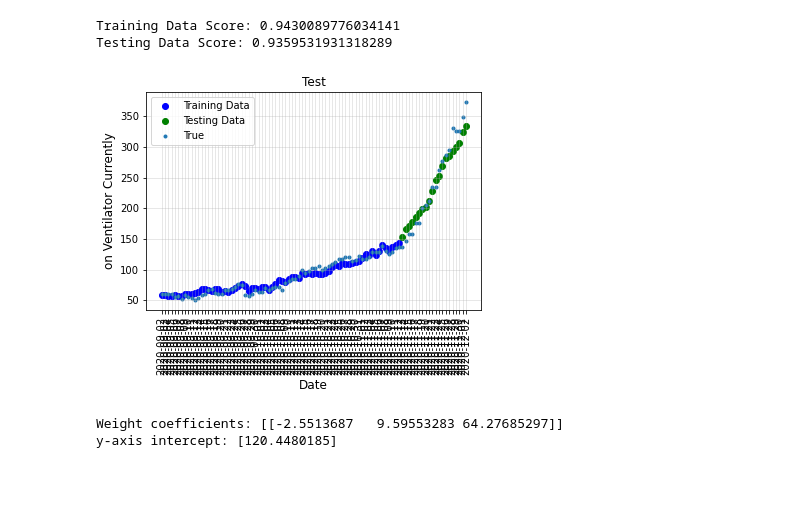
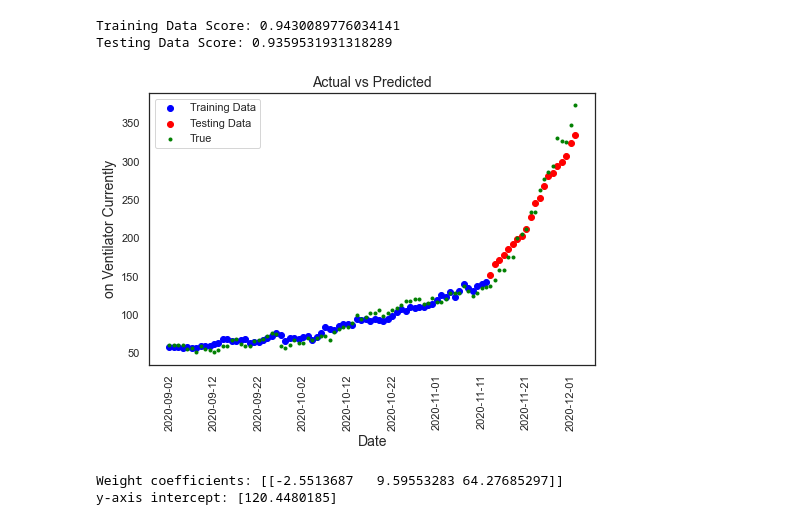
Before and after one commit to Micovs/COVID-Predictions, a Jupyter notebook: COMPLETE/Complete - Model Predict/NY Predicted.ipynb, the cells around one changed output. Drawn from its saved outputs; the diff is of its cells as text; code cells hidden in the pictures; blank space fills up the shorter version.

Commit message:
model page added to the dashboard with plots

```diff
--- a/COMPLETE/Complete - Model Predict/NY Predicted.ipynb
+++ b/COMPLETE/Complete - Model Predict/NY Predicted.ipynb
@@ -216,26 +224,27 @@ print(f"Testing Data Score: {model.score(X_test, y_test)}")
 Training Data Score: 0.9430089776034141
 Testing Data Score: 0.9359531931318289
 # %%
+sns.set(style='white')
+
 x = ny_data.index.values
 x_train = x[:-n_days]
 x_test = x[-n_days:]
 
 plt.scatter(x_train,y_pred_train, c="blue", label="Training Data")
-plt.scatter(x_test,y_pred_test, c="green", label="Testing Data")
-plt.scatter(x,y, marker=".", label="True")
+plt.scatter(x_test,y_pred_test, c="red", label="Testing Data")
+plt.scatter(x,y, marker=".",c="green", label="True")
 
-#plt.hlines(0,0,172,alpha = 0.75)
-plt.rcParams["figure.figsize"] = [15, 9]
+plt.rcParams["figure.figsize"] = [8, 4]
 
-plt.grid(linestyle ="-", linewidth = 1, alpha = 0.3)
-plt.xticks(rotation=90)
-plt.ylabel('on Ventilator Currently', fontsize = 12)
-plt.xlabel('Date', fontsize = 12)
+#plt.grid(linestyle ="-", linewidth = 1, alpha = 0.3)
+plt.xticks(ny_data.index[::10], rotation=90)
+plt.ylabel('on Ventilator Currently', fontsize = 14)
+plt.xlabel('Date', fontsize = 14)
 plt.legend()
-plt.title("Test")
+plt.title("Actual vs Predicted",fontsize = 14)
 plt.show()
 # %% [output]
-[figure, old version]
+[figure, new version]
 # %%
 print('Weight coefficients:', model.coef_)
 print('y-axis intercept:', model.intercept_)
```
Also changed, not shown: parts of 27 cells of this notebook, 9 other files.
